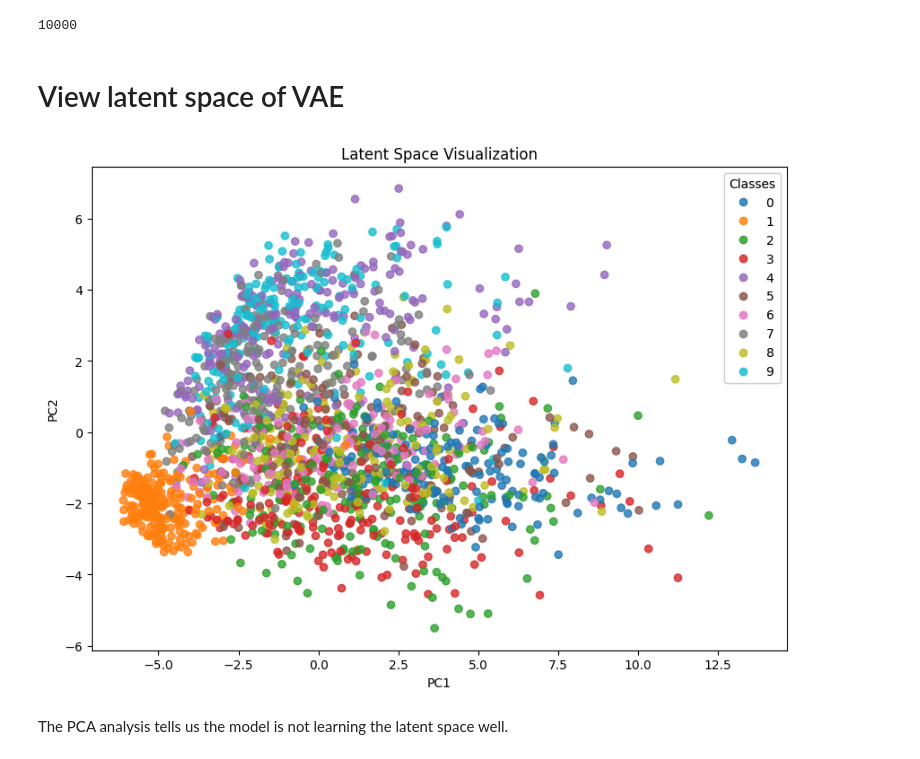
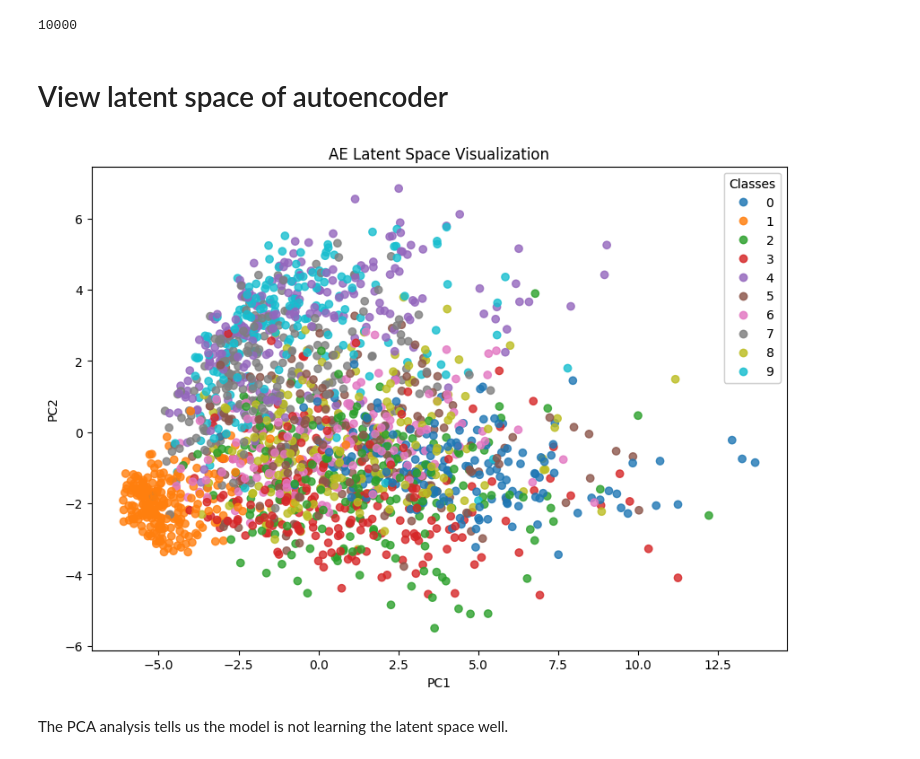
Before and after one commit to ShlomiRex/BlendDigits, a Jupyter notebook: main.ipynb, the cells around one changed output. Drawn from its saved outputs; the diff is of its cells as text; code cells hidden in the pictures.

```diff
--- a/main.ipynb
+++ b/main.ipynb
@@ -44,7 +44,7 @@ len(dataset)
 # %% [output]
 10000
 # %% [markdown]
-# View latent space of VAE
+# View latent space of autoencoder
 # %%
 # Extract latent vectors from a subset of the test set
 def extract_latent_vectors(loader, num_samples=500):
@@ -65,35 +65,35 @@ def extract_latent_vectors(loader, num_samples=500):
                 break
 
     latent_vectors = torch.cat(latent_vectors, dim=0)[:num_samples]
     labels = torch.cat(labels, dim=0)[:num_samples]
     return latent_vectors.numpy(), labels.numpy()
 
 # Visualize the latent space
 def plot_latent_space(latent_2d, labels):
     fig = plt.figure(figsize=(10, 7))
     ax = fig.add_subplot(111)
 
     scatter = ax.scatter(latent_2d[:, 0], latent_2d[:, 1], c=labels, cmap='tab10', alpha=0.8)
-    ax.set_title('Latent Space Visualization')
+    ax.set_title('AE Latent Space Visualization')
     ax.set_xlabel('PC1')
     ax.set_ylabel('PC2')
 
     # Add legend
     legend = ax.legend(*scatter.legend_elements(), title="Classes", loc="upper right")
     ax.add_artist(legend)
 
     plt.show()
 
 
 num_samples = 2_000
 latent_vectors, labels = extract_latent_vectors(dataset_loader, num_samples)
 
 # Reduce dimensionality to 2D
 pca = PCA(n_components=2)
 latent_2d = pca.fit_transform(latent_vectors)
 plot_latent_space(latent_2d, labels)
 # %% [output]
-[figure, old version]
+[figure, new version]
 # %% [markdown]
 The PCA analysis tells us the model is not learning the latent space well.
 # %% [markdown]
```
Also changed, not shown: parts of 22 cells of this notebook.
